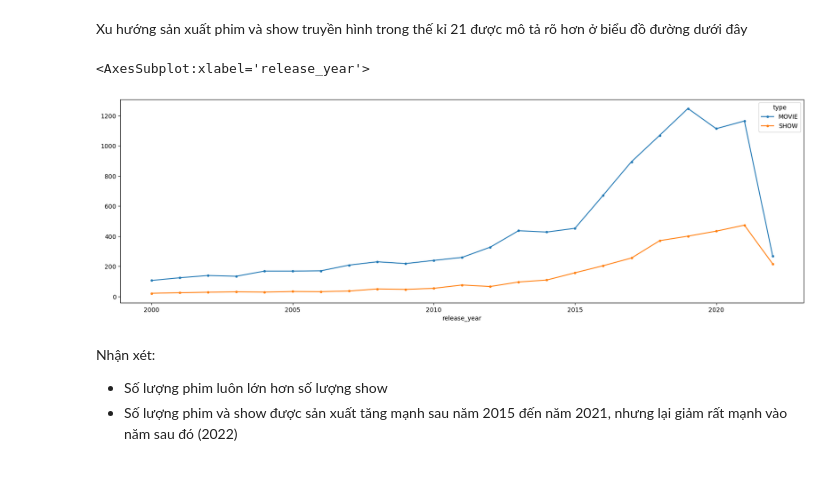
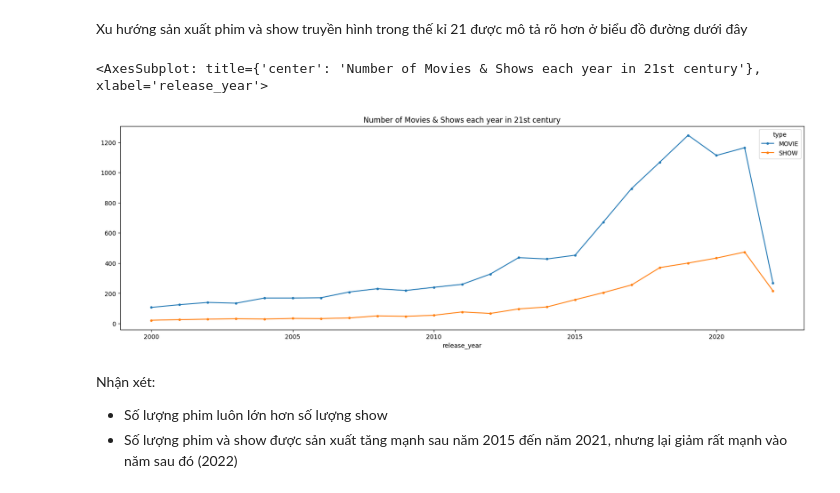
Before and after one commit to quytrungg/Group1_Final_Project_CSC17104, a Jupyter notebook: phase_3_data_analysis/data_analysis.ipynb, the cells around one changed output. Cells and saved outputs as stored; diff of their text form; code cells hidden in the pictures.

```diff
--- a/phase_3_data_analysis/data_analysis.ipynb
+++ b/phase_3_data_analysis/data_analysis.ipynb
@@ -170,10 +175,10 @@ last10y_release_table
 # %% [markdown]
 Xu hướng sản xuất phim và show truyền hình trong thế kỉ 21 được mô tả rõ hơn ở biểu đồ đường dưới đây
 # %%
-last10y_release_table.plot(figsize=(20, 6), marker='.')
+last10y_release_table.plot(figsize=(20, 6), marker='.', title='Number of Movies & Shows each year in 21st century')
 # %% [output]
-<AxesSubplot:xlabel='release_year'>
+<AxesSubplot: title={'center': 'Number of Movies & Shows each year in 21st century'}, xlabel='release_year'>
-[figure, old version]
+[figure, new version]
 # %% [markdown]
 Nhận xét:
 - Số lượng phim luôn lớn hơn số lượng show
```
Also changed, not shown: parts of 21 cells of this notebook.
